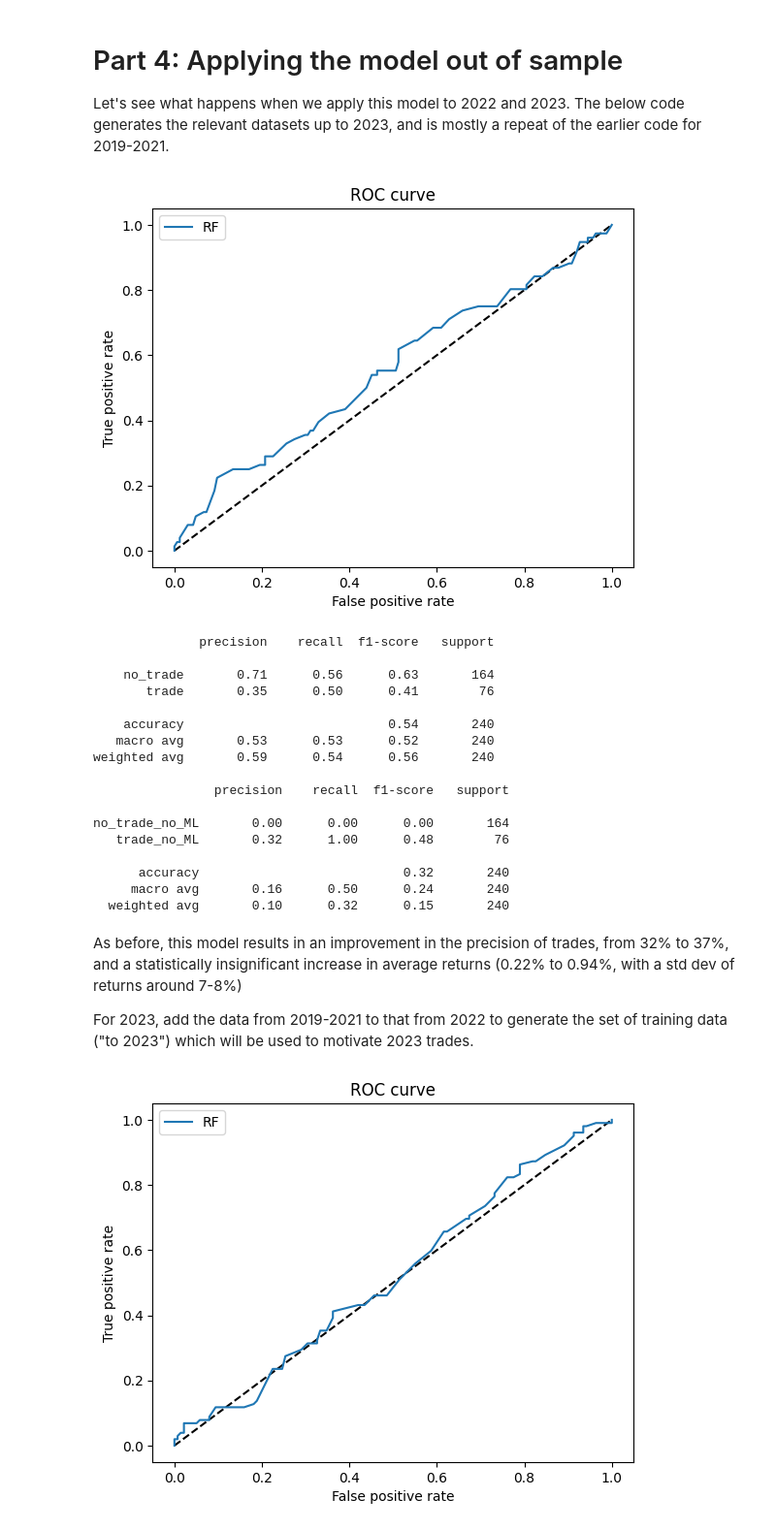
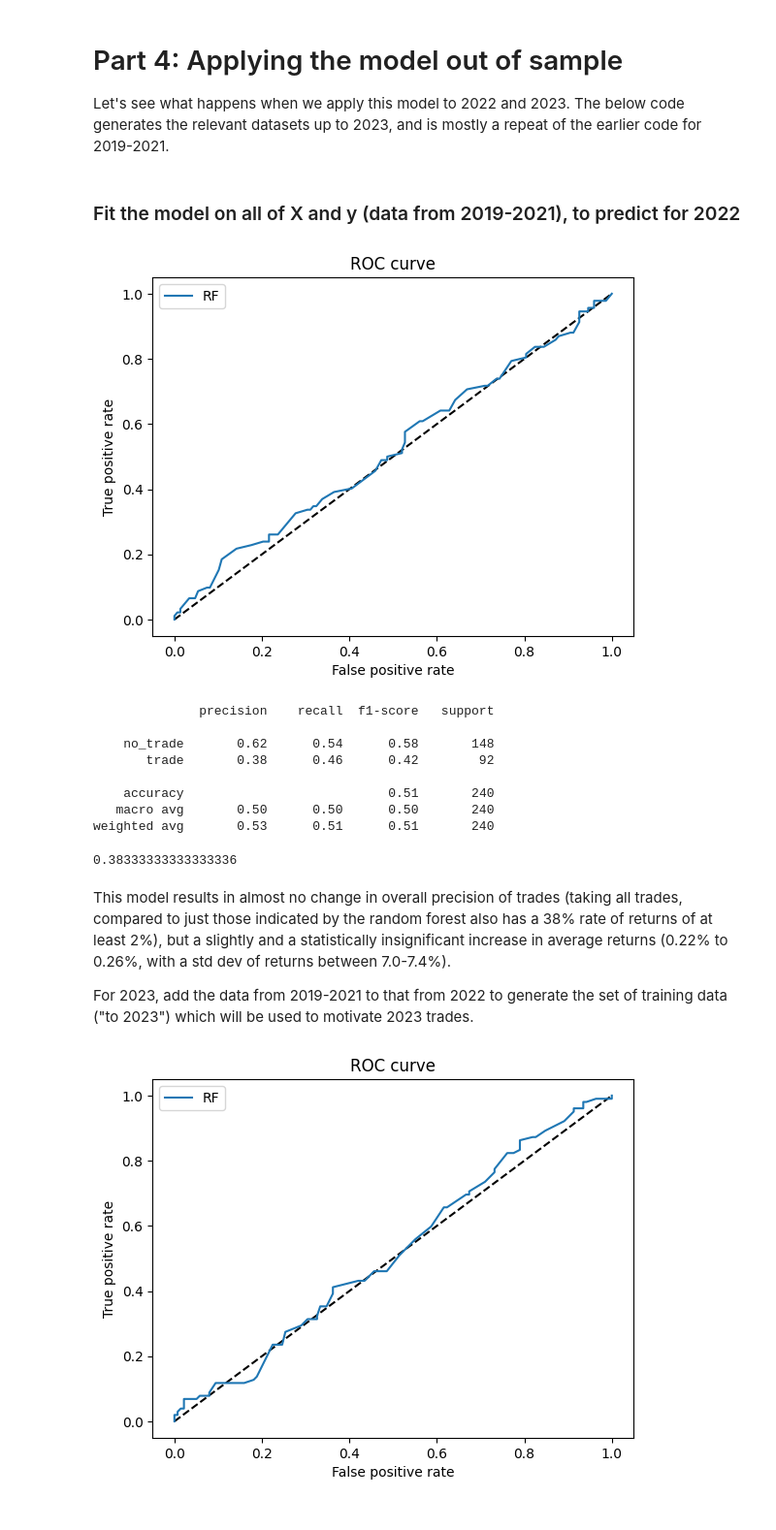
Before and after one commit to raywang202/technical-trading, a Jupyter notebook: Stock ML technical.ipynb, the cells around one changed output. Shown: that part at 97% size. Saved outputs shown, nothing was run; the diff lists cells and outputs as text; code cells hidden in the pictures.

```diff
--- a/Stock ML technical.ipynb
+++ b/Stock ML technical.ipynb
@@ -413,7 +466,7 @@ later_returns['trade year']=later_returns['trade window'].str.slice(0,4)
 later_returns = pd.read_csv('seasonal_trades_2022_2023.csv')
 
 later_long_positions = later_returns[(later_returns['annualized r'] > 0.4) &
-                                     (later_returns.up >= 6) & later_returns['avg r'] > .01].sort_values(
+                                     (later_returns.up >= 6) & later_returns['avg r'] > .015].sort_values(
     'Sharpe Long', ascending=False).groupby('trade window').head(10)
 
 # Calculate the feature values
@@ -453,60 +506,54 @@ later_long_positions['sp500_yest_ret'] = later_long_positions.apply(
 later_long_positions['actual_return'] = later_long_positions.apply(
     lambda row: get_actual_return(data, row['Symbol'], row['start date'],
         str(row['trade year']) + '-' + row['end date']), axis=1)
+# %% [markdown]
+### Fit the model on all of X and y (data from 2019-2021), to predict for 2022
 # %%
-# Fit the model on all of X and y, i.e. data from 2019-2021, to predict for 2022
 model = RandomForestClassifier(random_state = np.random.seed(5555))
 model.fit(X, y)
 
 long_2022 = later_long_positions[later_long_positions['trade year'] == 2022]
 X_2022 = long_2022[['past3yr', 'past5yr','ewm_vol', 'long_momentum',
                     'yesterday_ret','sp500_ewm_vol', 'sp500_ewma',
                     'sp500_yest_ret']].values
 y_2022 = np.where(long_2022['actual_return'] > 0.02, 1, 0)
 
 rf_trade_2022_prob = model.predict_proba(X_2022)[:, 1]
 rf_trade_2022 = model.predict(X_2022)
 fpr_rf, tpr_rf, _ = roc_curve(y_2022, rf_trade_2022_prob)
 
 plt.figure(1)
 plt.plot([0, 1], [0, 1], 'k--')
 plt.plot(fpr_rf, tpr_rf, label='RF')
 plt.xlabel('False positive rate')
 plt.ylabel('True positive rate')
 plt.title('ROC curve')
 plt.legend(loc='best')
 plt.show()
 
 
 print(classification_report(y_2022, rf_trade_2022,
                             target_names=['no_trade', 'trade']))
 
-print(classification_report(y_2022, np.repeat(1, len(y_2022)),
-                            target_names=['no_trade_no_ML', 'trade_no_ML']))
+y_2022.mean() # 38.3% of all trades in 2022,
+#y_2022[rf_trade_2022==1].mean()
+
 
 # long_2022['actual_return'].mean()
 # long_2022[rf_trade_2022==1]['actual_return'].mean()
 # %% [output]
-[figure, old version]
+[figure, new version]
               precision    recall  f1-score   support
 
-    no_trade       0.71      0.56      0.63       164
-       trade       0.35      0.50      0.41        76
+    no_trade       0.62      0.54      0.58       148
+       trade       0.38      0.46      0.42        92
 
-    accuracy                           0.54       240
-   macro avg       0.53      0.53      0.52       240
-weighted avg       0.59      0.54      0.56       240
-
-                precision    recall  f1-score   support
-
-no_trade_no_ML       0.00      0.00      0.00       164
-   trade_no_ML       0.32      1.00      0.48        76
-
-      accuracy                           0.32       240
-     macro avg       0.16      0.50      0.24       240
-  weighted avg       0.10      0.32      0.15       240
+    accuracy                           0.51       240
+   macro avg       0.50      0.50      0.50       240
+weighted avg       0.53      0.51      0.51       240
+0.38333333333333336
 # %% [markdown]
-As before, this model results in an improvement in the precision of trades, from 32% to 37%, and a statistically insignificant increase in average returns (0.22% to 0.94%, with a std dev of returns around 7-8%)
+This model results in almost no change in overall precision of trades (taking all trades, compared to just those indicated by the random forest also has a 38% rate of returns of at least 2%), but a slightly and a statistically insignificant increase in average returns (0.22% to 0.26%, with a std dev of returns between 7.0-7.4%).
 
 For 2023, add the data from 2019-2021 to that from 2022 to generate the set of training data ("to 2023") which will be used to motivate 2023 trades.
 # %%
```
Also changed, not shown: parts of 11 cells of this notebook, 1 other file.
